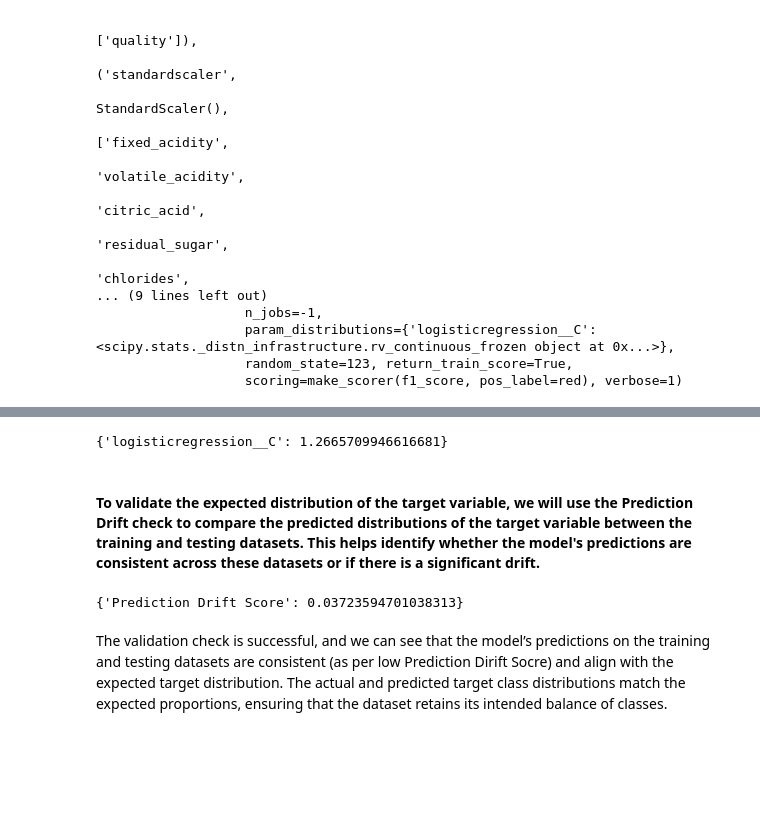
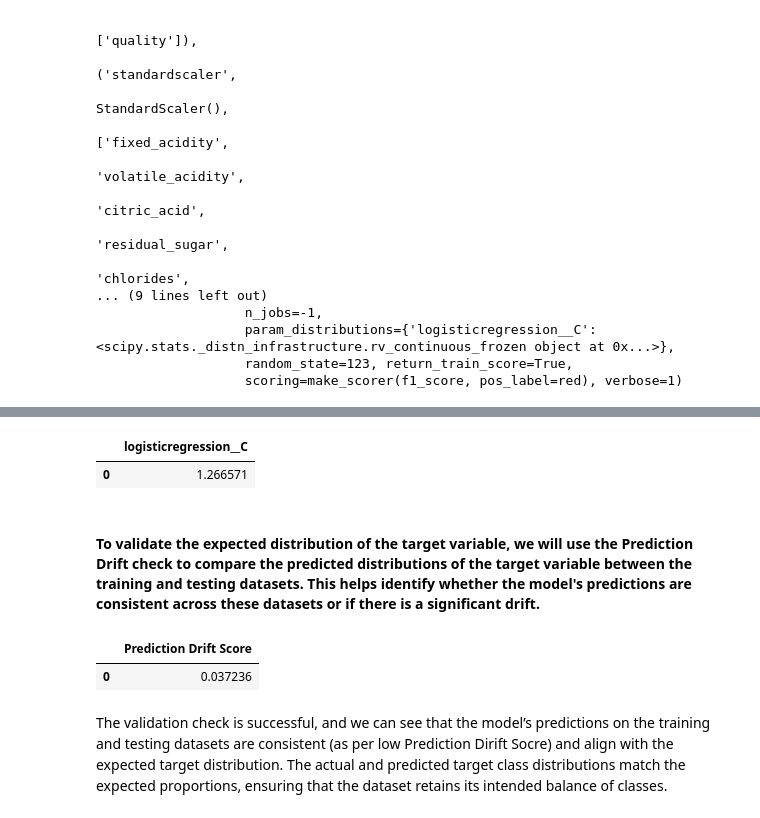
Before and after one commit to UBC-MDS/DSCI522-2425-22-wine-chromatic-profile, a Jupyter notebook: analysis/analysis.ipynb, the cells around one changed output, grey strips where cells are left out. Drawn from its saved outputs; the diff is of its cells as text; code cells hidden in the pictures; blank space fills up the shorter version.

```diff
--- a/analysis/analysis.ipynb
+++ b/analysis/analysis.ipynb
@@ -567,7 +556,8 @@ pd.DataFrame(random_search.cv_results_)[
-# %%
-random_search.best_params_
-# %% [output]
-{'logisticregression__C': 1.2665709946616681}
+# %%
+pd.DataFrame([random_search.best_params_])
+# %% [output]
+|  | logisticregression__C |
+| 0 | 1.266571 |
 # %% [markdown]
 #### To validate the expected distribution of the target variable, we will use the Prediction Drift check to compare the predicted distributions of the target variable between the training and testing datasets. This helps identify whether the model's predictions are consistent across these datasets or if there is a significant drift.
 # %%
@@ -585,9 +575,10 @@ target_dist_result = target_drift_check.run(
     wine_test_ds,
     model= random_search.best_estimator_
 )
-target_dist_result.reduce_output()
+pd.DataFrame([target_dist_result.reduce_output()])
 # %% [output]
-{'Prediction Drift Score': 0.03723594701038313}
+|  | Prediction Drift Score |
+| 0 | 0.037236 |
 # %% [markdown]
 The validation check is successful, and we can see that the model’s predictions on the training and testing datasets are consistent (as per low Prediction Dirift Socre) and align with the expected target distribution. The actual and predicted target class distributions match the expected proportions, ensuring that the dataset retains its intended balance of classes.
 # %% [markdown]
```
Also changed, not shown: parts of 4 cells of this notebook, 2 other files.
